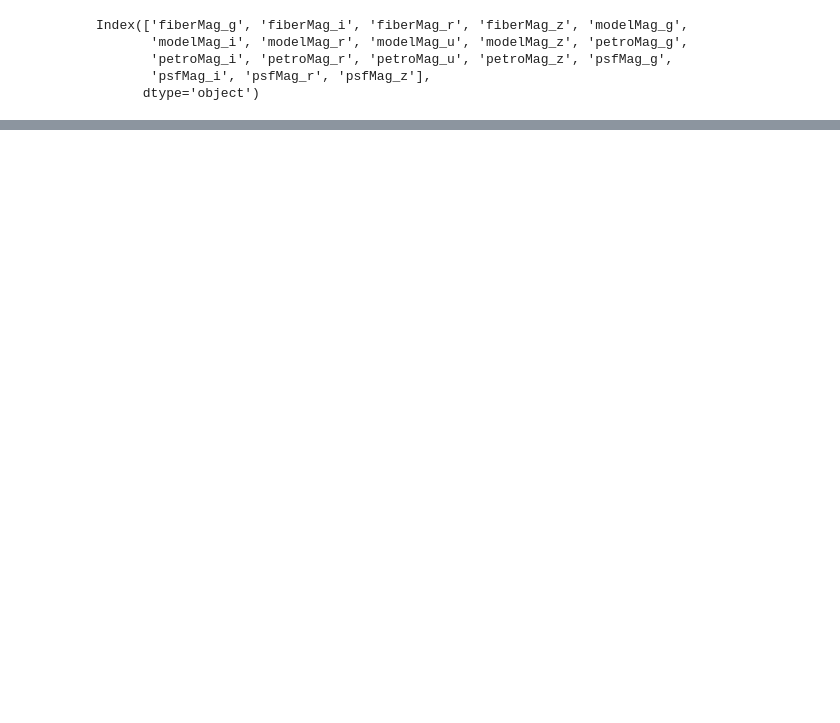
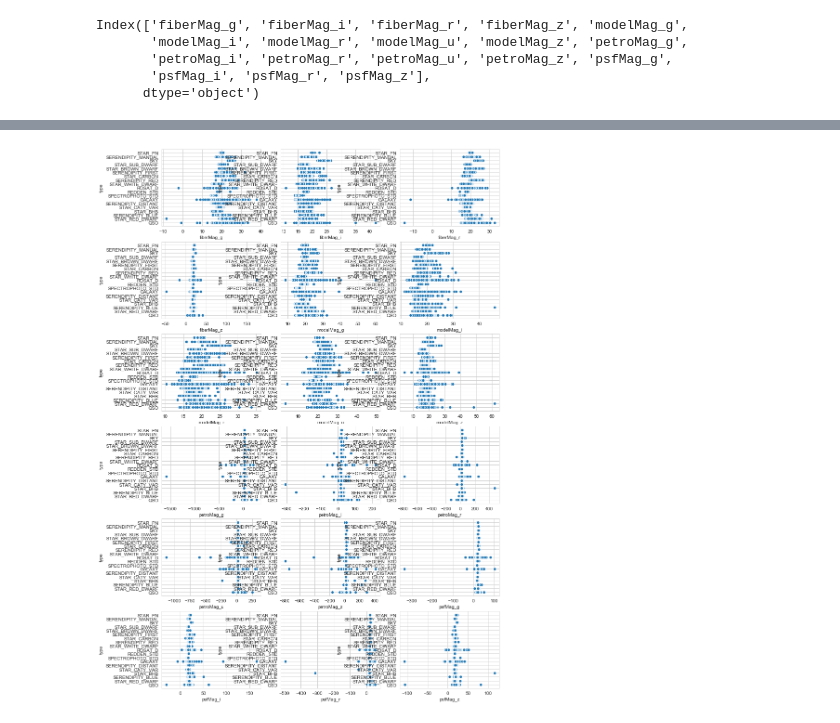
Before and after one commit to GyuYoungCho/machine_learning_Data_analysis, a Jupyter notebook: Dacon/process1.ipynb, the cells around one changed output, grey strips where cells are left out. Cells and saved outputs as stored; diff of their text form; code cells hidden in the pictures; blank space fills up the shorter version.

```diff
--- a/Dacon/process1.ipynb
+++ b/Dacon/process1.ipynb
@@ -424,0 +255,7 @@ sample.to_csv("submission_test.csv")
+# %%
+plt.figure(figsize=(13,25))
+for i in range(18):
+    plt.subplot(7,3,i+1)
+    sns.scatterplot(new_train[feature_col].iloc[:,i],new_train["type"],data=train)
+# %% [output]
+[figure, added]
```
Also changed, not shown: parts of 50 cells of this notebook.
